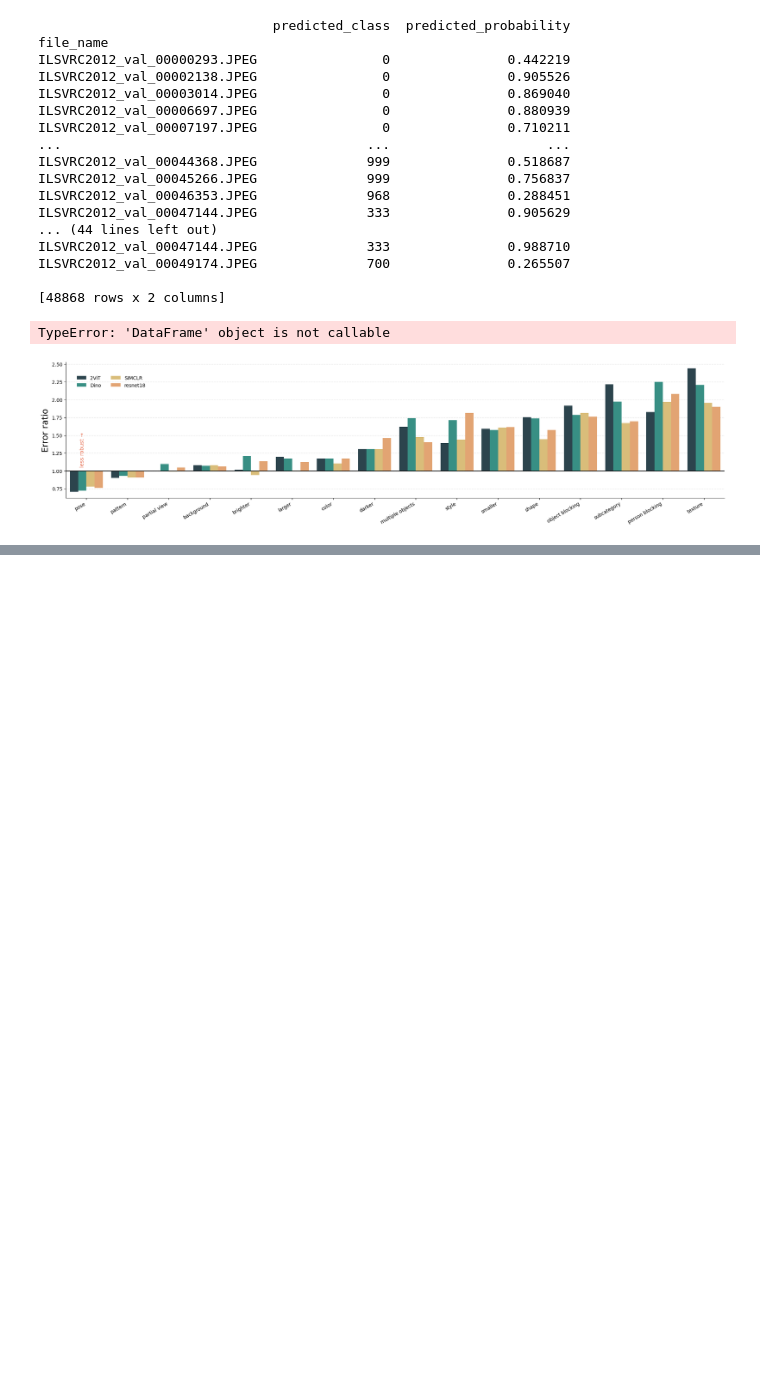
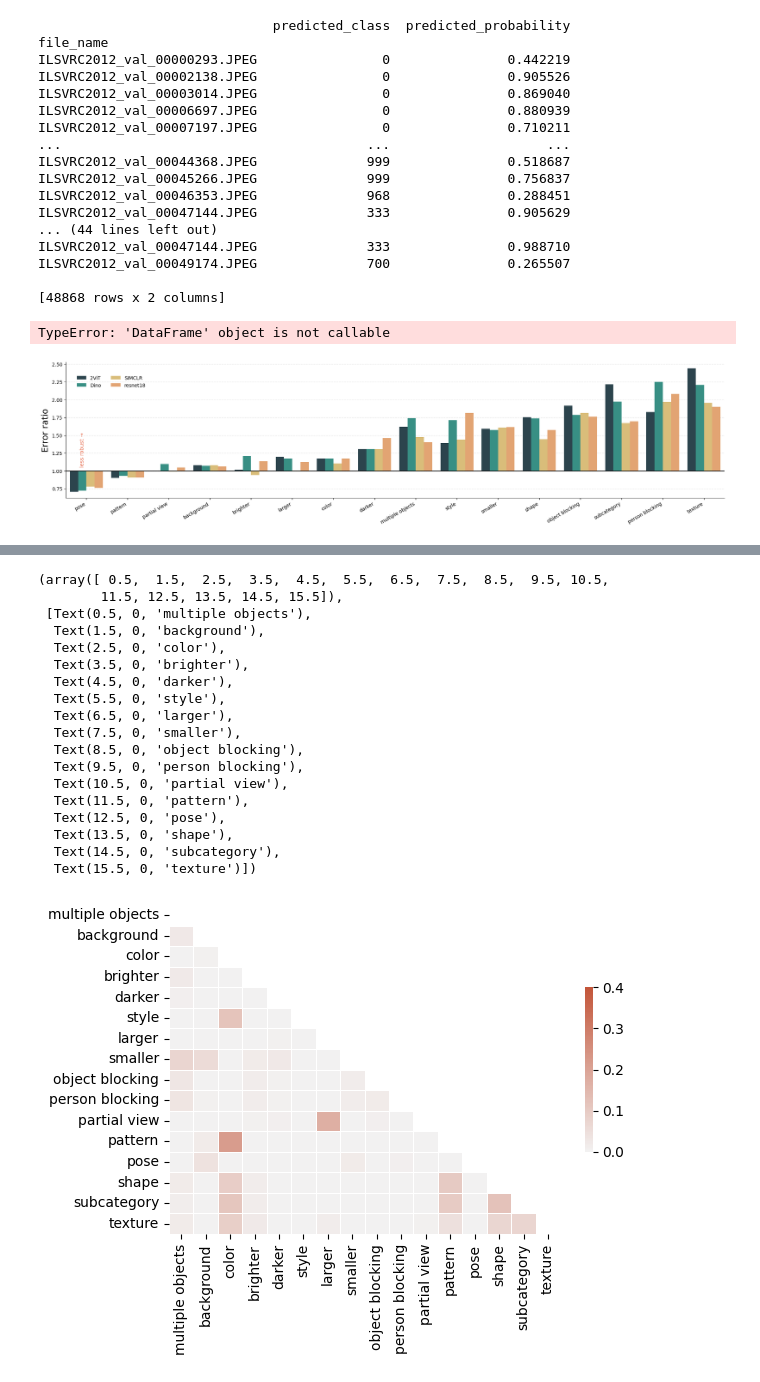
Before and after one commit to CarlAnSc/bachelor_project, a Jupyter notebook: model_predictions/recreateplots.ipynb, the cells around one changed output, grey strips where cells are left out. Saved outputs shown, nothing was run; the diff lists cells and outputs as text; code cells hidden in the pictures; blank space fills up the shorter version.

```diff
--- a/model_predictions/recreateplots.ipynb
+++ b/model_predictions/recreateplots.ipynb
@@ -99,0 +145,35 @@ plots.model_comparison(factor_accs.reset_index())
+# %%
+dftrain_multi_ = dftrain_multi.iloc[:,2:18]
+dfval_multi_ = dfval_multi.iloc[:,2:18]
+df_all = pd.concat([dftrain_multi_, dfval_multi_])
+df_all.columns = df_all.columns.str.replace('_', ' ')
+Corr = df_all.corr()
+# %%
+mask1 = Corr.abs() < 0.1
+mask2 = np.triu(np.ones_like(Corr, dtype=bool))
+mask = mask1 | mask2
+cmap = sns.diverging_palette(230, 20, as_cmap=True)
+sns.heatmap(Corr, annot=False, fmt='.2f', cmap=cmap, vmin=0.0, vmax=0.4, center=0, square=False, linewidths=.5, cbar_kws={"shrink": .5}, mask=mask2)
+plt.tight_layout()
+plt.xticks(rotation=90)
+plt.savefig('../../figures/1-sample30_correlation.png', bbox_inches= 'tight')
+# %% [output]
+(array([ 0.5,  1.5,  2.5,  3.5,  4.5,  5.5,  6.5,  7.5,  8.5,  9.5, 10.5,
+        11.5, 12.5, 13.5, 14.5, 15.5]),
+ [Text(0.5, 0, 'multiple objects'),
+  Text(1.5, 0, 'background'),
+  Text(2.5, 0, 'color'),
+  Text(3.5, 0, 'brighter'),
+  Text(4.5, 0, 'darker'),
+  Text(5.5, 0, 'style'),
+  Text(6.5, 0, 'larger'),
+  Text(7.5, 0, 'smaller'),
+  Text(8.5, 0, 'object blocking'),
+  Text(9.5, 0, 'person blocking'),
+  Text(10.5, 0, 'partial view'),
+  Text(11.5, 0, 'pattern'),
+  Text(12.5, 0, 'pose'),
+  Text(13.5, 0, 'shape'),
+  Text(14.5, 0, 'subcategory'),
+  Text(15.5, 0, 'texture')])
+[figure, added]
```
Also changed, not shown: parts of 4 cells of this notebook, 7 other files.
